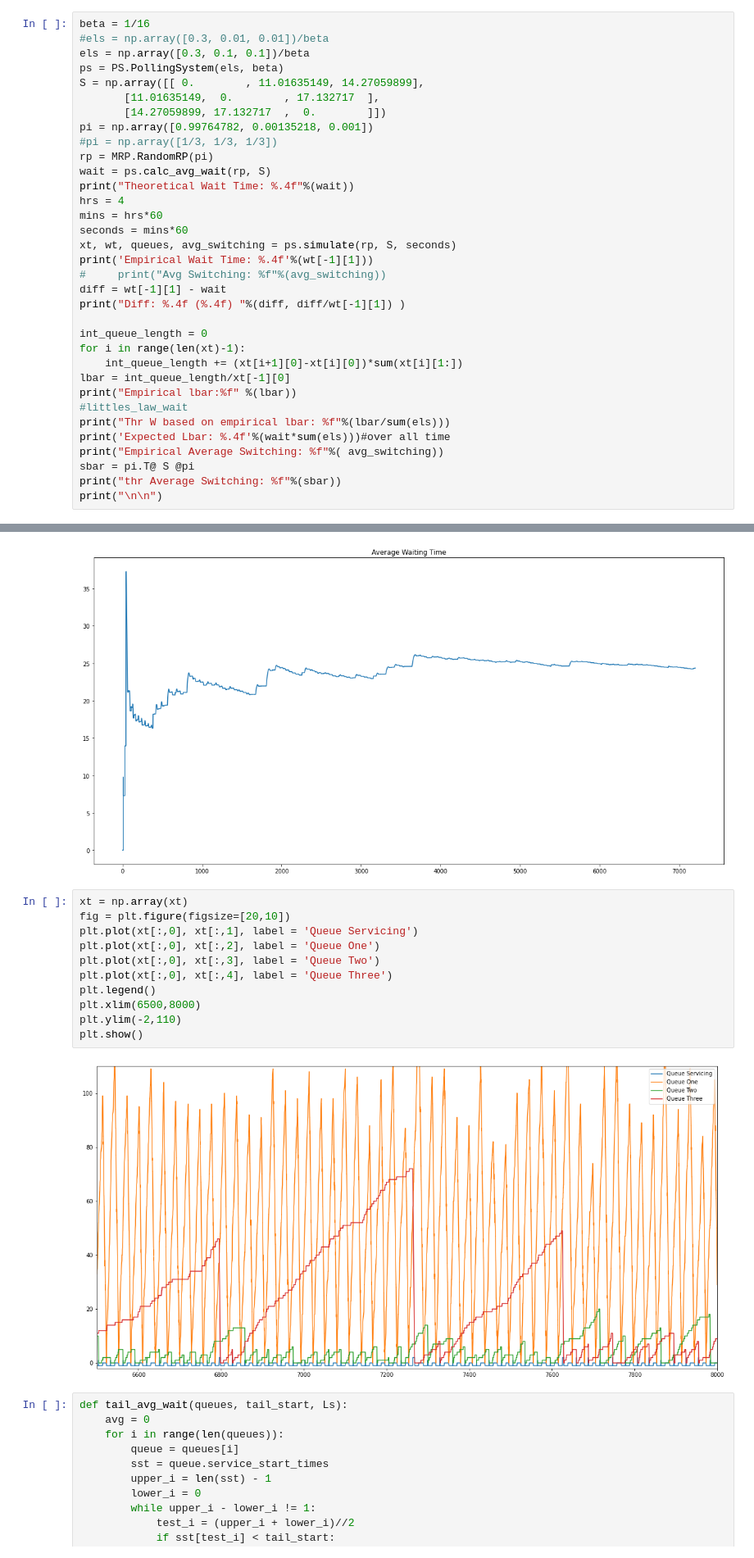
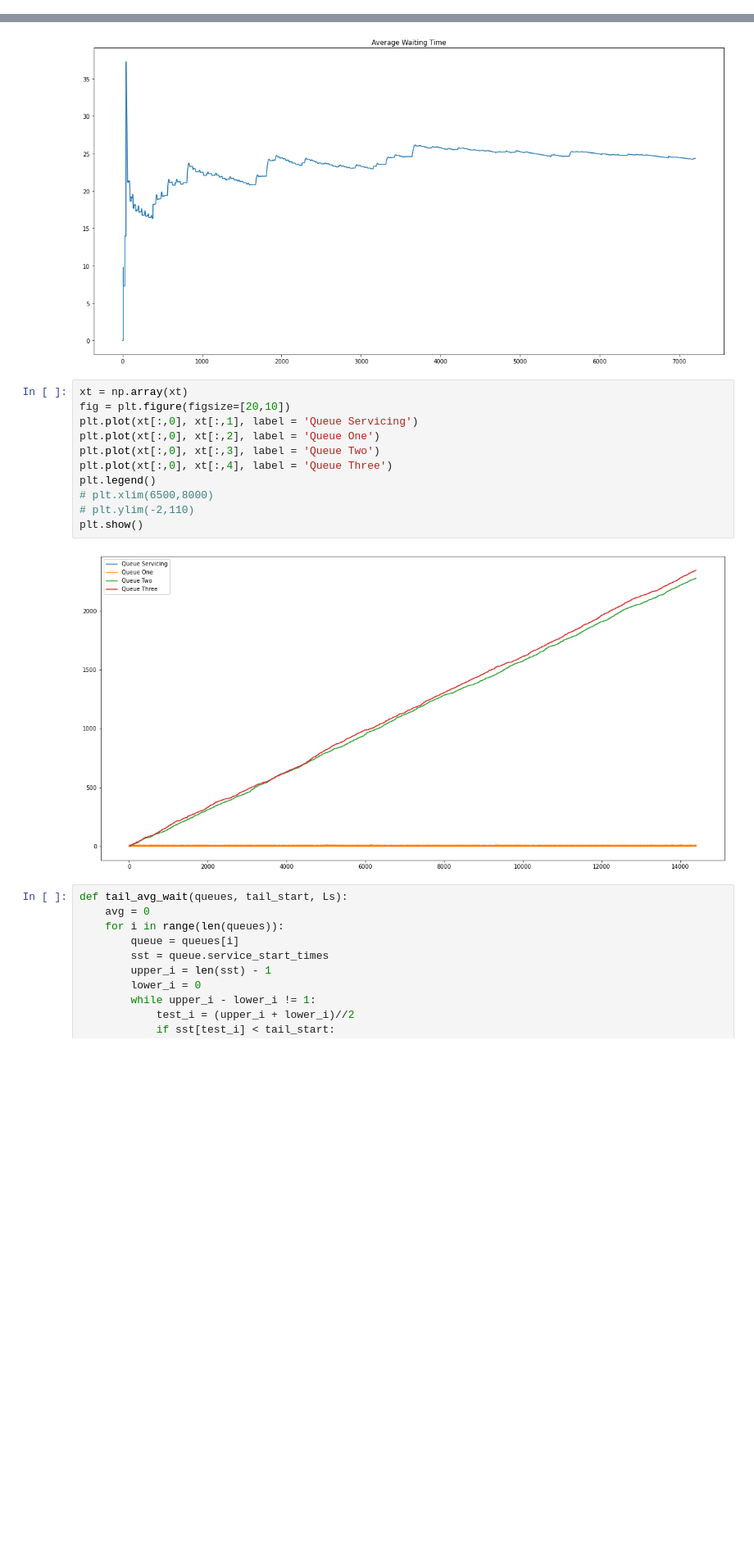
Before and after one commit to zhiyunjiang/CommMotionPlanning, a Jupyter notebook: python/polling_systems/Polling System Demo.ipynb, the cells around one changed output, grey strips where cells are left out. Shown at 82% size. Cells and saved outputs as stored; diff of their text form; blank space fills up the shorter version.

Commit message:
additional changes made to try to figure out why theoretical and empirical are not matching

```diff
--- a/python/polling_systems/Polling System Demo.ipynb
+++ b/python/polling_systems/Polling System Demo.ipynb
@@ -37,37 +126,3 @@ Theoretical Wait Time: 32.659561
 Theoretical Wait Time: 0.017317
 # %%
 #NOTE: decreasing switching time does NOT guarantee decreasing average waiting time
-# %%
-beta = 1/16
-#els = np.array([0.3, 0.01, 0.01])/beta
-els = np.array([0.3, 0.1, 0.1])/beta
-ps = PS.PollingSystem(els, beta)
-S = np.array([[ 0.        , 11.01635149, 14.27059899],
-       [11.01635149,  0.        , 17.132717  ],
-       [14.27059899, 17.132717  ,  0.        ]])
-pi = np.array([0.99764782, 0.00135218, 0.001])
-#pi = np.array([1/3, 1/3, 1/3])
-rp = MRP.RandomRP(pi)
-wait = ps.calc_avg_wait(rp, S)
-print("Theoretical Wait Time: %.4f"%(wait))
-hrs = 4
-mins = hrs*60
-seconds = mins*60
-xt, wt, queues, avg_switching = ps.simulate(rp, S, seconds)
-print('Empirical Wait Time: %.4f'%(wt[-1][1]))
-#     print("Avg Switching: %f"%(avg_switching))
-diff = wt[-1][1] - wait
-print("Diff: %.4f (%.4f) "%(diff, diff/wt[-1][1]) )
-
-int_queue_length = 0
-for i in range(len(xt)-1):
-    int_queue_length += (xt[i+1][0]-xt[i][0])*sum(xt[i][1:])
-lbar = int_queue_length/xt[-1][0]
-print("Empirical lbar:%f" %(lbar))
-#littles_law_wait
-print("Thr W based on empirical lbar: %f"%(lbar/sum(els)))
-print('Expected Lbar: %.4f'%(wait*sum(els)))#over all time
-print("Empirical Average Switching: %f"%( avg_switching))
-sbar = pi.T@ S @pi
-print("thr Average Switching: %f"%(sbar))
-print("\n\n")
@@ -165,16 +203,16 @@ plt.show()
 # %%
 xt = np.array(xt)
 fig = plt.figure(figsize=[20,10])
 plt.plot(xt[:,0], xt[:,1], label = 'Queue Servicing')
 plt.plot(xt[:,0], xt[:,2], label = 'Queue One')
 plt.plot(xt[:,0], xt[:,3], label = 'Queue Two')
 plt.plot(xt[:,0], xt[:,4], label = 'Queue Three')
 plt.legend()
-plt.xlim(6500,8000)
-plt.ylim(-2,110)
+# plt.xlim(6500,8000)
+# plt.ylim(-2,110)
 plt.show()
 # %% [output]
-[figure, old version]
+[figure, new version]
 # %%
 def tail_avg_wait(queues, tail_start, Ls):
     avg = 0
```
Also changed, not shown: parts of 11 cells of this notebook, 2 other files.
